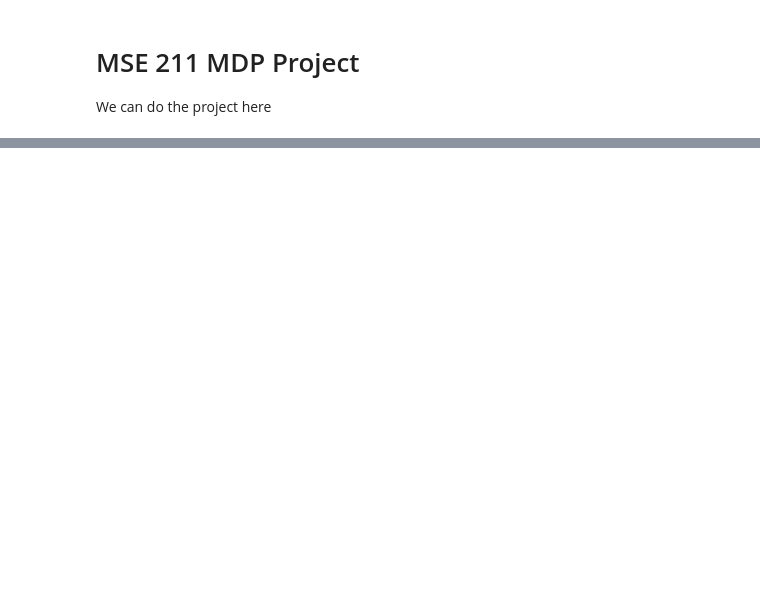
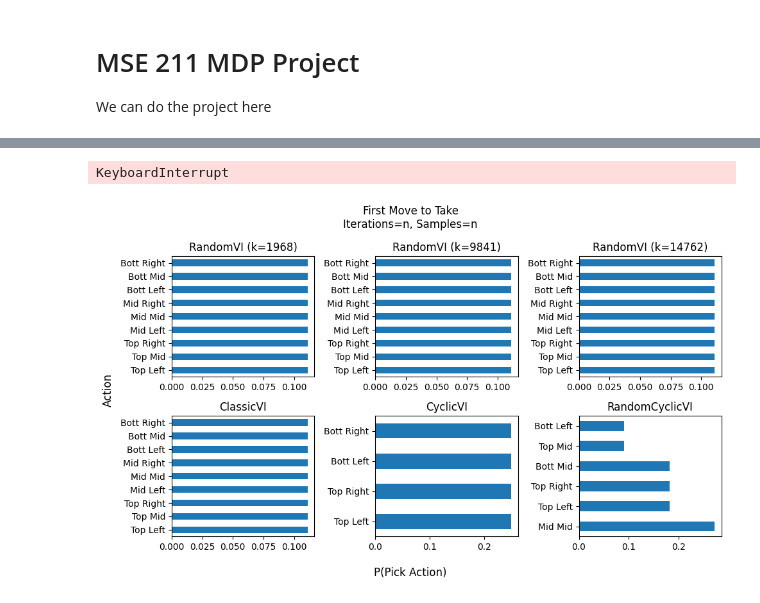
Before and after one commit to JordanTroutman/mse_211_project, a Jupyter notebook: Troutman Notebook.ipynb, the cells around one changed output, grey strips where cells are left out. Saved outputs shown, nothing was run; the diff lists cells and outputs as text; code cells hidden in the pictures; blank space fills up the shorter version.

Commit message:
Track policy

```diff
--- a/Troutman Notebook.ipynb
+++ b/Troutman Notebook.ipynb
@@ -33,7 +34,7 @@ for iterator in iterators:
     measures = []
     deltas = []
     for _ in range(50):
-        solver.solve(steps=300)
+        solver.solve(steps=3)
         measures.append(solver.time_each_step)
         deltas.append(solver.deltas)
 
@@ -180,0 +188,2 @@ Repeat this process until the game end
+# %%
+policy = solvers[4].policy
@@ -180,0 +197,45 @@ Repeat this process until the game end
+# %%
+for name in data:
+    policy = data[name]["policy"]
+    blank_board = '-' * 9
+    plt.hist(policy[blank_board])
+# %% [output]
+KeyboardInterrupt
+# %%
+def format_one_element(board, element="X"):
+    pos = board.find(element)
+    if pos == -1:
+        return "EMPTY"
+    names = ["Top Left", "Top Mid", "Top Right",
+             "Mid Left", "Mid Mid", "Mid Right",
+             "Bott Left", "Bott Mid", "Bott Right"]
+    return names[pos]
+# %%
+fig, axs = plt.subplots(2, 3, figsize=(10, 6))
+for i, name in enumerate(data):
+    ax = axs.flatten()[i]
+    policy = data[name]["policy"]
+    blank_board = '-' * 9
+    blank_policies = []
+    for policy in data[name]["policy"]:
+        if blank_board in policy:
+            blank_policies.append(policy[blank_board])
+
+    if len(blank_policies) > 0:
+        actions = np.hstack(blank_policies)
+        actions = map(format_one_element, actions)
+        counts = pd.Series(actions).value_counts()
+        counts = counts / counts.sum()
+        counts.plot(kind="barh", ax=ax)
+
+    else:
+        ax.text(0.5, 0.5, 'State Unseen', ha='center',   va='center')
+
+    ax.set_title(name)
+
+fig.suptitle("First Move to Take\nIterations=n, Samples=n")
+fig.supxlabel("P(Pick Action)")
+fig.supylabel("Action")
+plt.tight_layout()
+# %% [output]
+[figure, added]
```
Also changed, not shown: parts of 10 cells of this notebook, 1 other file.
